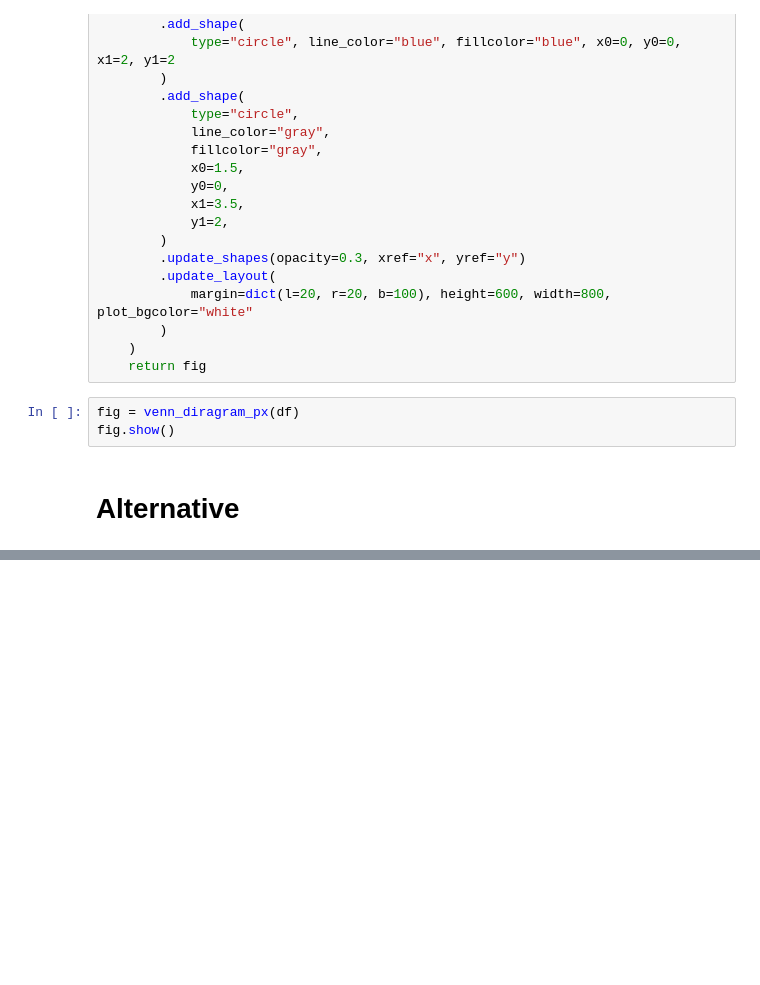
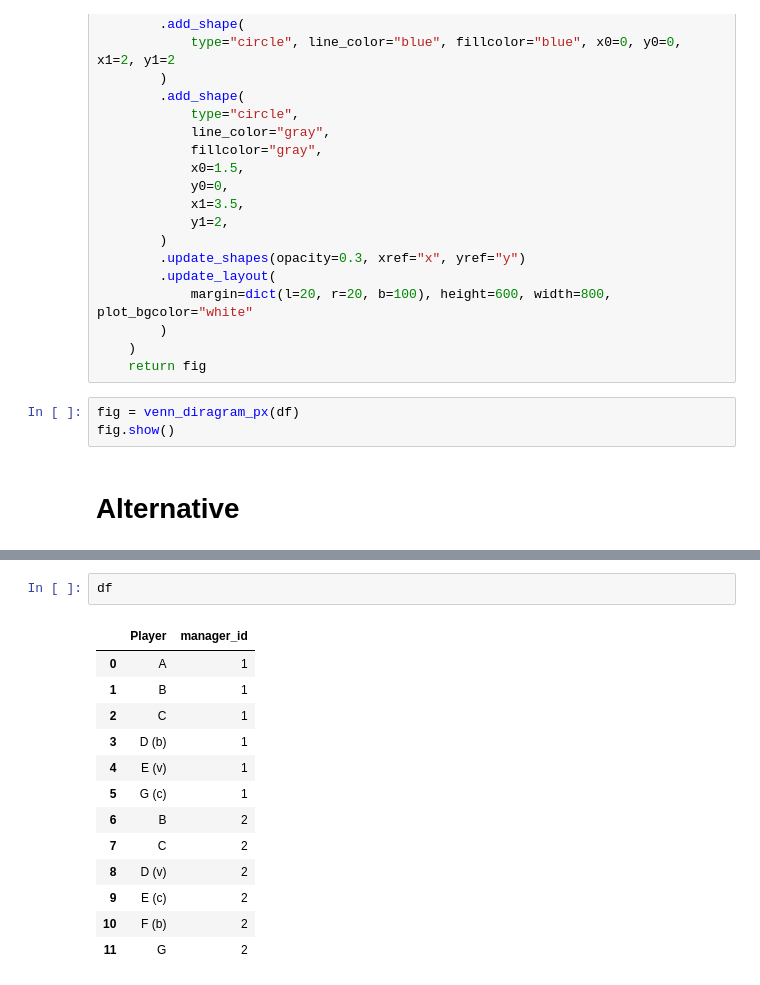
Before and after one commit to RACollins/fpl-forecast-optimise, a Jupyter notebook: notebooks/2.3-venn-diagrams.ipynb, the cells around one changed output, grey strips where cells are left out. Drawn from its saved outputs; the diff is of its cells as text; blank space fills up the shorter version.

```diff
--- a/notebooks/2.3-venn-diagrams.ipynb
+++ b/notebooks/2.3-venn-diagrams.ipynb
@@ -398,0 +399,16 @@ test_with_dummy_df()
+# %%
+df
+# %% [output]
+|  | Player | manager_id |
+| 0 | A | 1 |
+| 1 | B | 1 |
+| 2 | C | 1 |
+| 3 | D (b) | 1 |
+| 4 | E (v) | 1 |
+| 5 | G (c) | 1 |
+| 6 | B | 2 |
+| 7 | C | 2 |
+| 8 | D (v) | 2 |
+| 9 | E (c) | 2 |
+| 10 | F (b) | 2 |
+| 11 | G | 2 |
```
Also changed, not shown: parts of 5 cells of this notebook, 3 other files.
